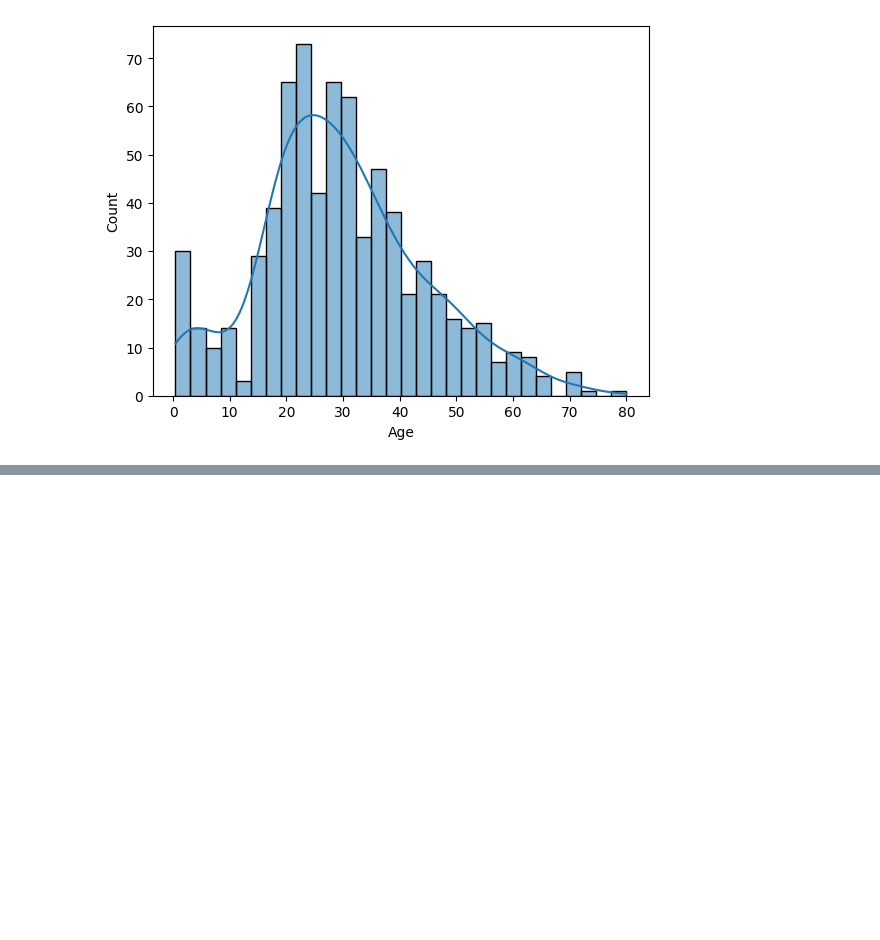
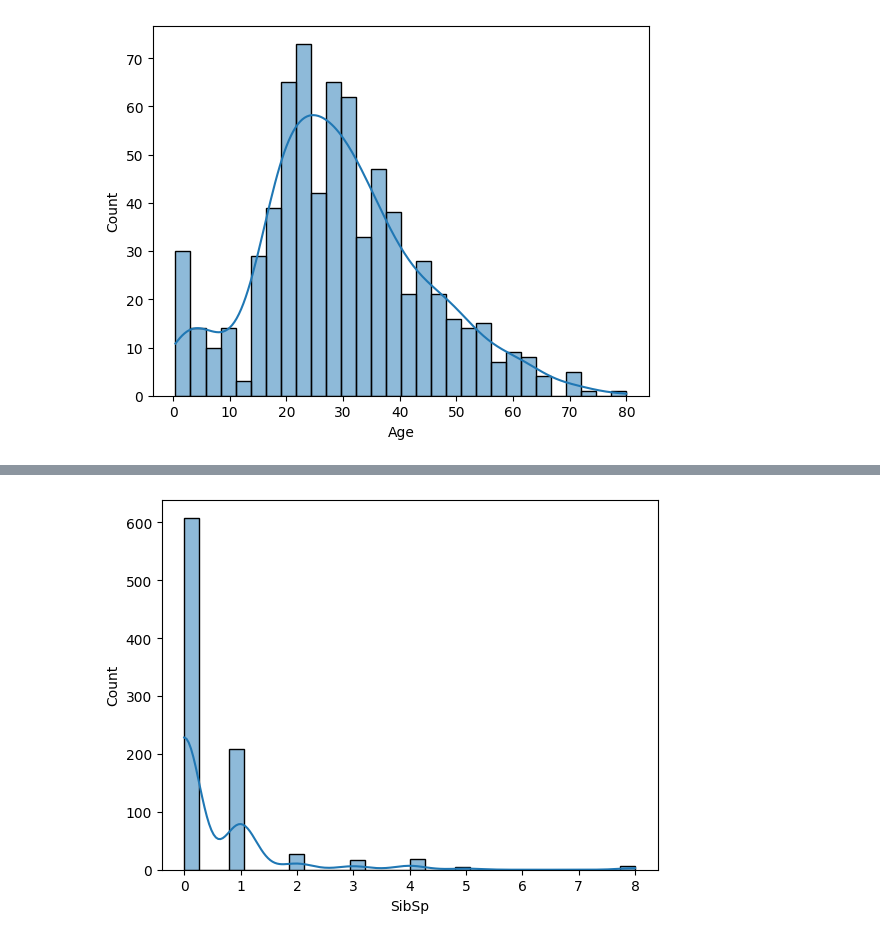
Before and after one commit to singh-manavv/Titanic-Dataset, a Jupyter notebook: titanic.ipynb, the cells around one changed output, grey strips where cells are left out. Saved outputs shown, nothing was run; the diff lists cells and outputs as text; code cells hidden in the pictures; blank space fills up the shorter version.

```diff
--- a/titanic.ipynb
+++ b/titanic.ipynb
@@ -96,0 +105,4 @@ plot_data(df,'Age')
+# %%
+plot_data(df,'SibSp')
+# %% [output]
+[figure, added]
```
Also changed, not shown: parts of 6 cells of this notebook.
